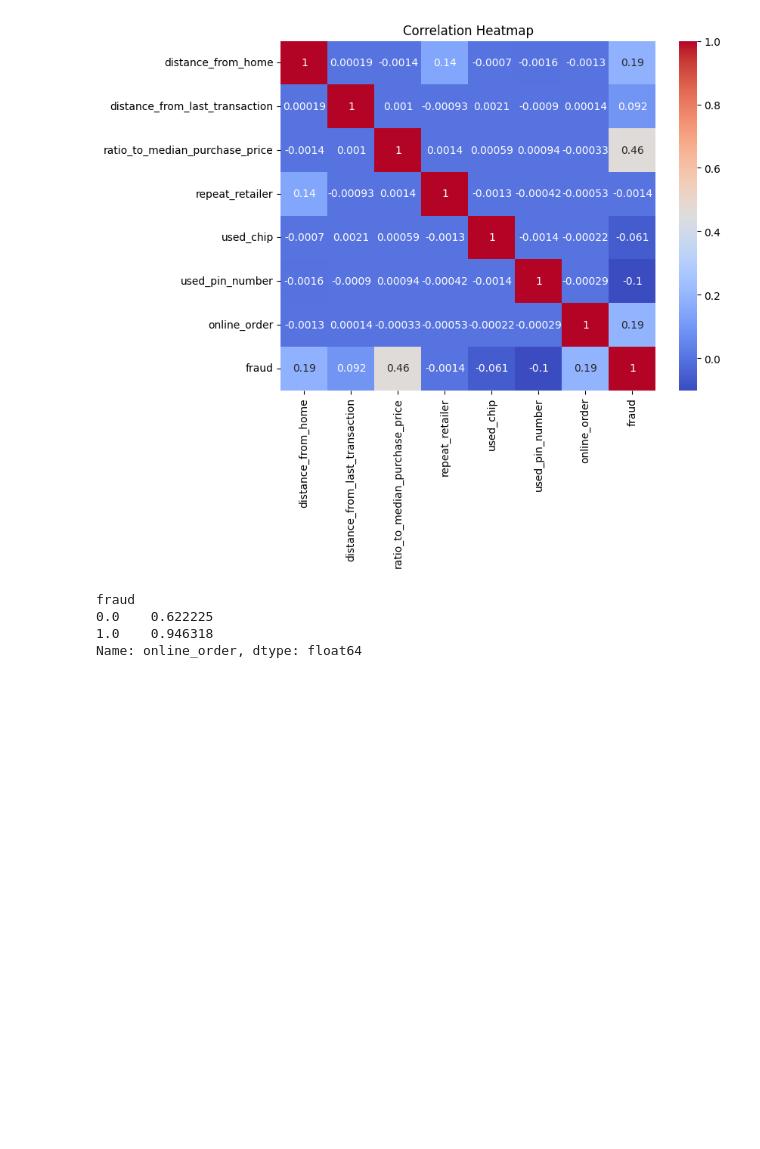
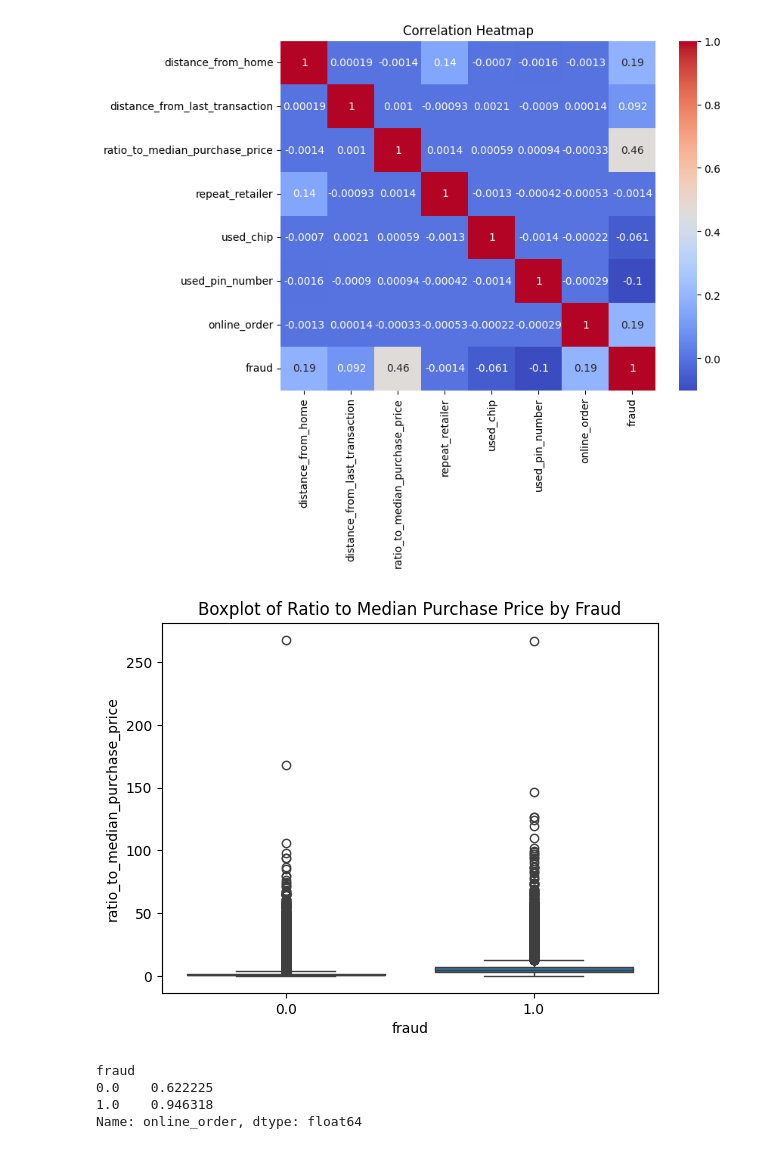
Before and after one commit to djadczak956/ds-3010-credit-card-fraud, a Jupyter notebook: dj_exploratory.ipynb, the cells around one changed output. Drawn from its saved outputs; the diff is of its cells as text; code cells hidden in the pictures; blank space fills up the shorter version.

Commit message:
just added an additional plot to look at purchase ratio by fraud

```diff
--- a/dj_exploratory.ipynb
+++ b/dj_exploratory.ipynb
@@ -129,6 +129,12 @@ plt.title("Correlation Heatmap")
 plt.show()
 # %% [output]
 [figure]
+# %%
+sns.boxplot(x="fraud", y="ratio_to_median_purchase_price", data=df)
+plt.title("Boxplot of Ratio to Median Purchase Price by Fraud")
+plt.show()
+# %% [output]
+[figure, added]
 # %%
 df.groupby("fraud")["online_order"].mean()
 # %% [output]
```
